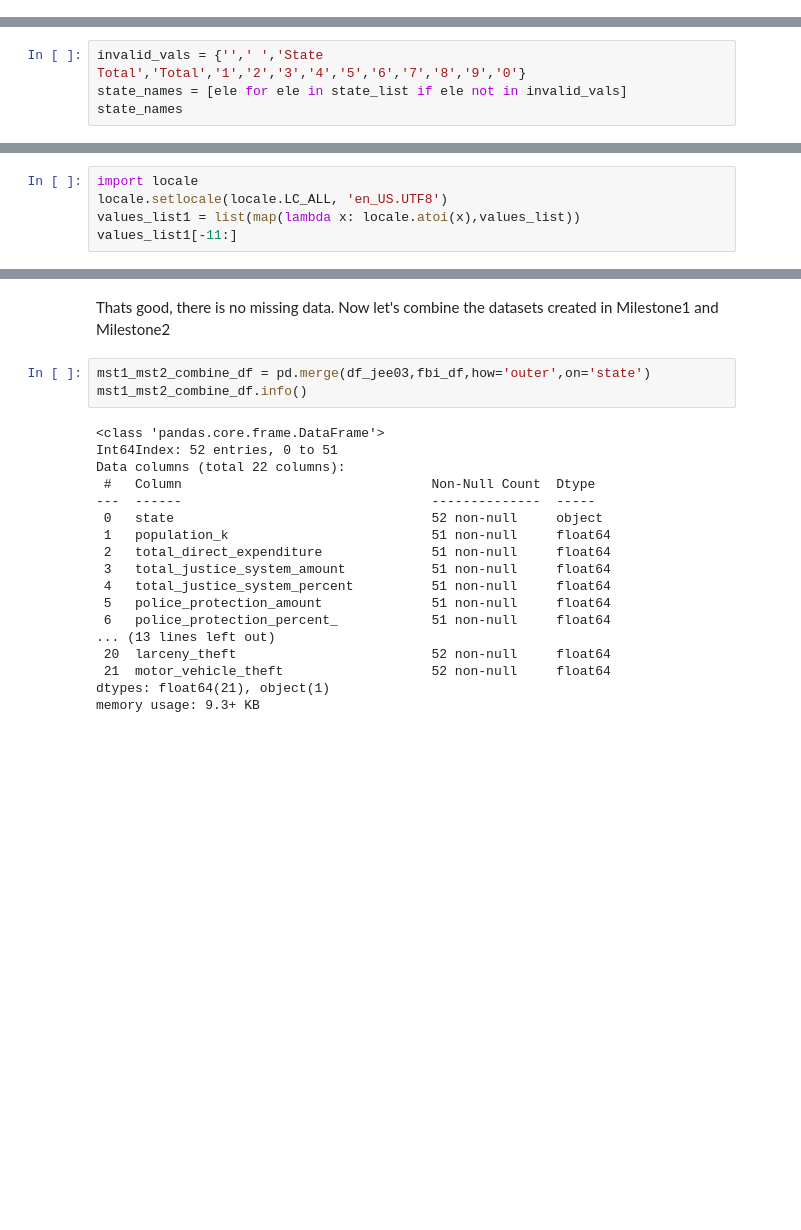
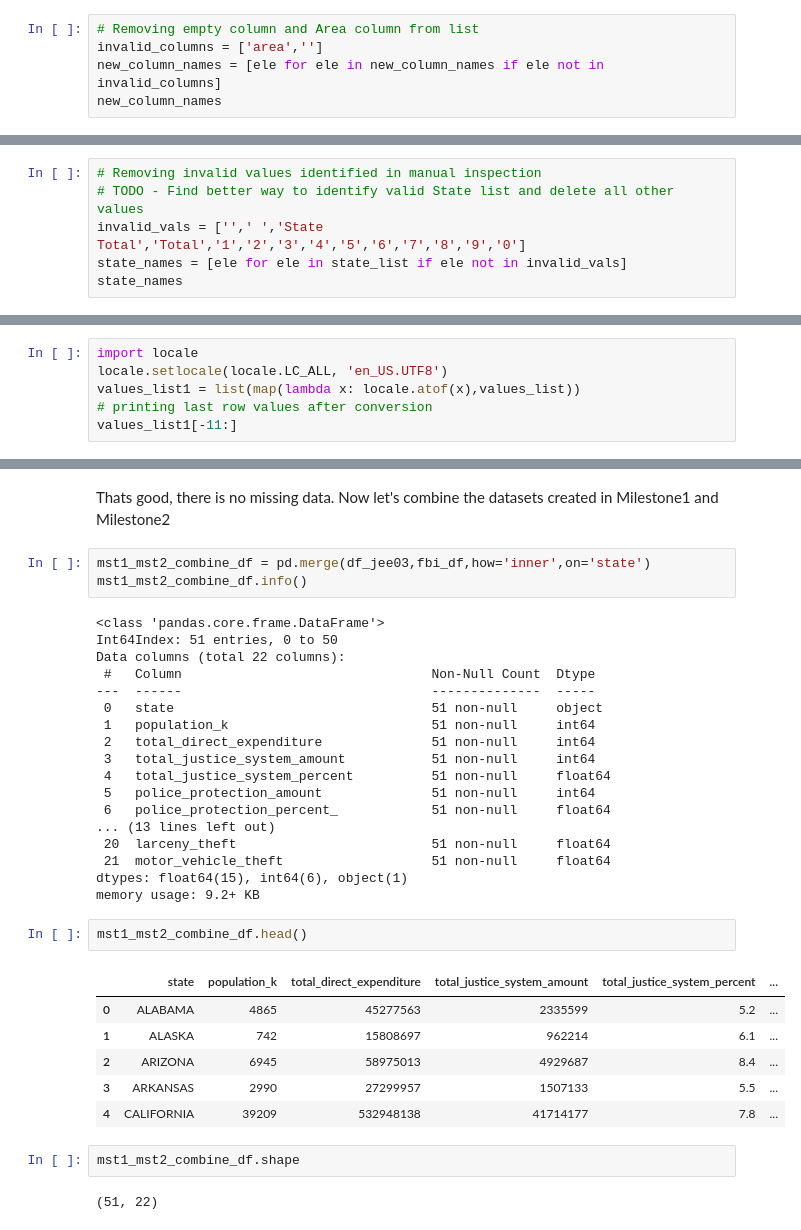
Before and after one commit to ninadcpa/DSC540, a Jupyter notebook: Final_Project.ipynb, the cells around one changed output, grey strips where cells are left out. Drawn from its saved outputs; the diff is of its cells as text; blank space fills up the shorter version.

```diff
--- a/Final_Project.ipynb
+++ b/Final_Project.ipynb
@@ -424,0 +429,5 @@ new_column_names
+# %%
+# Removing empty column and Area column from list
+invalid_columns = ['area','']
+new_column_names = [ele for ele in new_column_names if ele not in invalid_columns]
+new_column_names
@@ -468,7 +472,9 @@ state_list[:10]
 # %% [markdown]
 There are lot of invalid values in State list. Lets identify the invalid name patterns and clean up the list.
 # %%
-invalid_vals = {'',' ','State Total','Total','1','2','3','4','5','6','7','8','9','0'}
+# Removing invalid values identified in manual inspection
+# TODO - Find better way to identify valid State list and delete all other values
+invalid_vals = ['',' ','State Total','Total','1','2','3','4','5','6','7','8','9','0']
 state_names = [ele for ele in state_list if ele not in invalid_vals]
 state_names
 # %% [output]
@@ -524,6 +534,7 @@ These values are in business number format with commas. Let's convert it to numn
 # %%
 import locale
 locale.setlocale(locale.LC_ALL, 'en_US.UTF8')
-values_list1 = list(map(lambda x: locale.atoi(x),values_list))
+values_list1 = list(map(lambda x: locale.atof(x),values_list))
+# printing last row values after conversion
 values_list1[-11:]
 # %% [output]
@@ -609,23 +632,36 @@ dtype: int64
 Thats good, there is no missing data.
 Now let's combine the datasets created in Milestone1 and Milestone2
 # %%
-mst1_mst2_combine_df = pd.merge(df_jee03,fbi_df,how='outer',on='state')
+mst1_mst2_combine_df = pd.merge(df_jee03,fbi_df,how='inner',on='state')
 mst1_mst2_combine_df.info()
 # %% [output]
 <class 'pandas.core.frame.DataFrame'>
-Int64Index: 52 entries, 0 to 51
+Int64Index: 51 entries, 0 to 50
 Data columns (total 22 columns):
  #   Column                                Non-Null Count  Dtype
 ---  ------                                --------------  -----
- 0   state                                 52 non-null     object
- 1   population_k                          51 non-null     float64
- 2   total_direct_expenditure              51 non-null     float64
- 3   total_justice_system_amount           51 non-null     float64
+ 0   state                                 51 non-null     object
+ 1   population_k                          51 non-null     int64
+ 2   total_direct_expenditure              51 non-null     int64
+ 3   total_justice_system_amount           51 non-null     int64
  4   total_justice_system_percent          51 non-null     float64
- 5   police_protection_amount              51 non-null     float64
+ 5   police_protection_amount              51 non-null     int64
  6   police_protection_percent_            51 non-null     float64
 ... (13 lines left out)
- 20  larceny_theft                         52 non-null     float64
- 21  motor_vehicle_theft                   52 non-null     float64
-dtypes: float64(21), object(1)
-memory usage: 9.3+ KB
+ 20  larceny_theft                         51 non-null     float64
+ 21  motor_vehicle_theft                   51 non-null     float64
+dtypes: float64(15), int64(6), object(1)
+memory usage: 9.2+ KB
+# %%
+mst1_mst2_combine_df.head()
+# %% [output]
+|  | state | population_k | total_direct_expenditure | total_justice_system_amount | total_justice_system_percent | ... |
+| 0 | ALABAMA | 4865 | 45277563 | 2335599 | 5.2 | ... |
+| 1 | ALASKA | 742 | 15808697 | 962214 | 6.1 | ... |
+| 2 | ARIZONA | 6945 | 58975013 | 4929687 | 8.4 | ... |
+| 3 | ARKANSAS | 2990 | 27299957 | 1507133 | 5.5 | ... |
+| 4 | CALIFORNIA | 39209 | 532948138 | 41714177 | 7.8 | ... |
+# %%
+mst1_mst2_combine_df.shape
+# %% [output]
+(51, 22)
```
Also changed, not shown: parts of 22 cells of this notebook.
